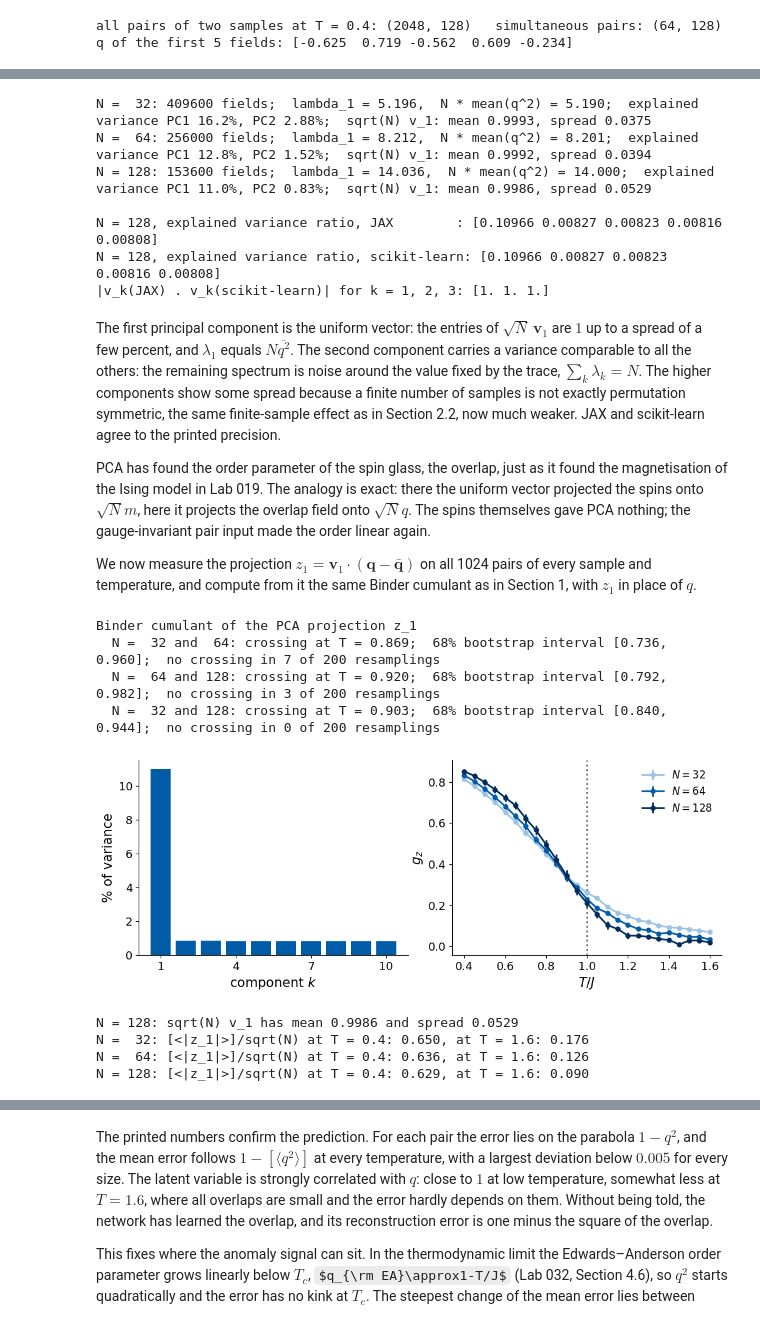
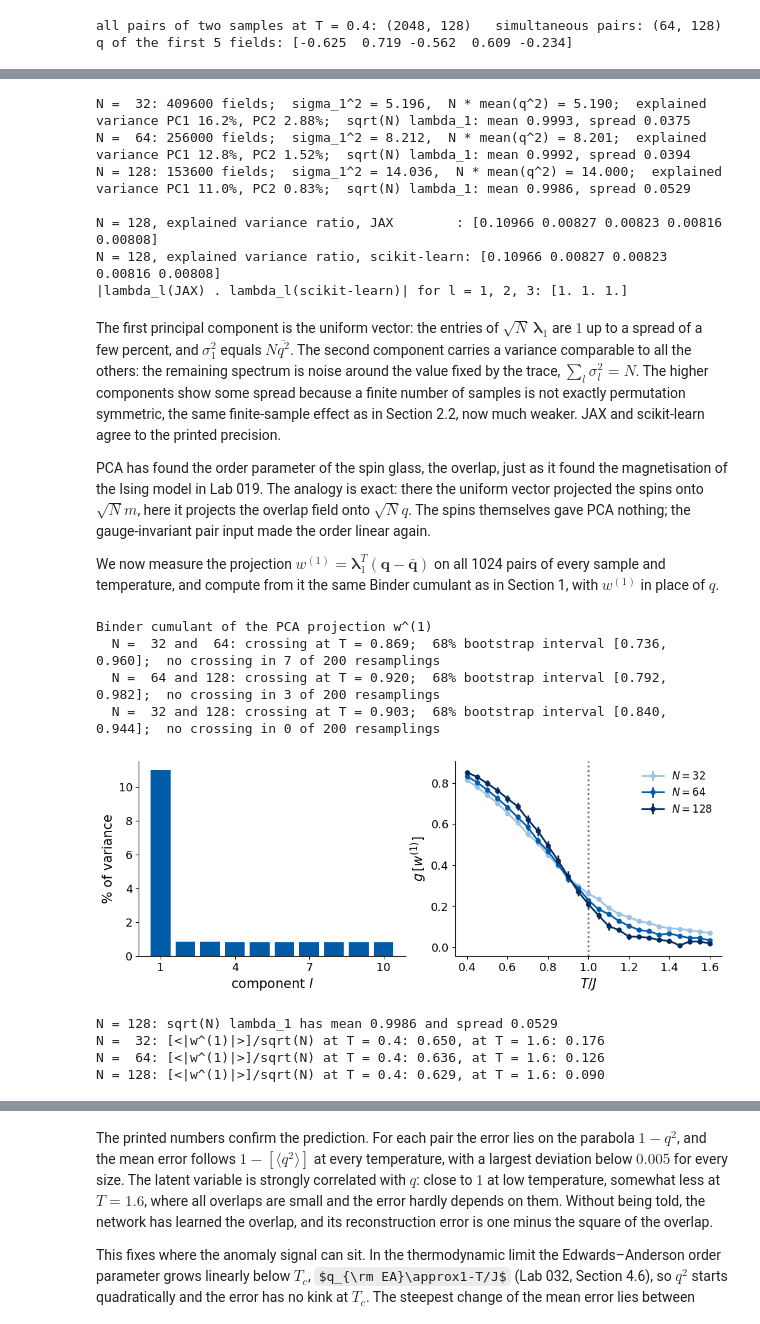
Before and after one commit to MarcinPlodzien/deep-learning-for-classical-and-quantum-physics, a Jupyter notebook: notebooks/lecture-05/lab-023-sk-without-labels.ipynb, the cells around one changed output, grey strips where cells are left out. Cells and saved outputs as stored; diff of their text form; code cells hidden in the pictures; some formulas as TeX source.

```diff
--- a/notebooks/lecture-05/lab-023-sk-without-labels.ipynb
+++ b/notebooks/lecture-05/lab-023-sk-without-labels.ipynb
@@ -280,30 +281,30 @@ of every sample ($M=64D$).
 @jax.jit
 def pca_jax(X):
     """PCA by diagonalising the covariance matrix. X: (M, N).
-    Returns the mean (N,), variances lambda_k in decreasing order (N,), components (N, N) with rows v_k."""
+    Returns the mean (N,), variances sigma_l^2 in decreasing order (N,), principal directions (N, N) with rows lambda_l."""
     mu = X.mean(0)
     Xc = X - mu
     C = Xc.T @ Xc / (X.shape[0] - 1)                     # (N, N) covariance matrix
     lam, V = jnp.linalg.eigh(C)                          # ascending eigenvalues, eigenvectors in columns
     return mu, lam[::-1], V[:, ::-1].T
 
-def lambda1(X):
+def top_variance(X):
     return float(pca_jax(jnp.asarray(X, jnp.float32))[1][0])
 
 def random_null(M, N, n_draw=40, seed=0):
-    """Mean and standard deviation of lambda_1 for uniformly random +-1 strings of shape (M, N)."""
+    """Mean and standard deviation of sigma_1^2 for uniformly random +-1 strings of shape (M, N)."""
     rng = np.random.default_rng(seed)
-    v = [lambda1(rng.choice([-1.0, 1.0], size=(M, N))) for _ in range(n_draw)]
+    v = [top_variance(rng.choice([-1.0, 1.0], size=(M, N))) for _ in range(n_draw)]
     return np.mean(v), np.std(v)
 
 N = 128; c = sk[N]["configs"]; D = sk[N]["D"]
-lam_one = np.array([lambda1(c[:, 0, k, 0]) for k in range(K_T)])                    # one snapshot per sample, (D, N)
-lam_all = np.array([lambda1(c[:, :, k].reshape(-1, N)) for k in range(K_T)])        # all snapshots, (64 D, N)
+lam_one = np.array([top_variance(c[:, 0, k, 0]) for k in range(K_T)])                    # one snapshot per sample, (D, N)
+lam_all = np.array([top_variance(c[:, :, k].reshape(-1, N)) for k in range(K_T)])        # all snapshots, (64 D, N)
 null_one, null_all = random_null(D, N), random_null(64 * D, N)
 print(f"N = {N}, D = {D}")
-print(f"one snapshot per sample: lambda_1 from {lam_one.min():.2f} to {lam_one.max():.2f};  random strings {null_one[0]:.2f} ± {null_one[1]:.2f}"
+print(f"one snapshot per sample: sigma_1^2 from {lam_one.min():.2f} to {lam_one.max():.2f};  random strings {null_one[0]:.2f} ± {null_one[1]:.2f}"
       f"  (Marchenko-Pastur edge {(1 + np.sqrt(N / D))**2:.2f})")
-print(f"all snapshots          : lambda_1 = {lam_all[0]:.2f} at T = {T_GRID[0]},  {lam_all[-1]:.2f} at T = {T_GRID[-1]};"
+print(f"all snapshots          : sigma_1^2 = {lam_all[0]:.2f} at T = {T_GRID[0]},  {lam_all[-1]:.2f} at T = {T_GRID[-1]};"
       f"  random strings {null_all[0]:.2f} ± {null_all[1]:.2f}")
 NUMBERS["single_pca"] = dict(N=N, lam_one_range=[round(float(lam_one.min()), 2), round(float(lam_one.max()), 2)],
                              null_one=[round(null_one[0], 2), round(null_one[1], 2)],
@@ -424,7 +425,7 @@ ax[0].axhspan(null_one[0] - 2 * null_one[1], null_one[0] + 2 * null_one[1], colo
 ax[0].axhspan(null_all[0] - 2 * null_all[1], null_all[0] + 2 * null_all[1], color=DSOrange, alpha=0.2, lw=0)
 ax[0].plot(T_GRID, lam_one, "o-", color=UJGray, label="1 per sample")
 ax[0].plot(T_GRID, lam_all, "s-", color=DSOrange, label="64 per sample")
-ax[0].set_ylabel(r"$\lambda_1$"); ax[0].legend(loc="center right")
+ax[0].set_ylabel(r"$\sigma_1^2$"); ax[0].legend(loc="center right")
 r = single_ae[128]
 ax[1].plot(T_GRID, r["hi_test"], "o-", color=UJBlue, label=r"$T\geq1.3$, new")
 ax[1].plot(T_GRID, r["lo_test"], "s-", color=UJNavy, label=r"$T\leq0.6$, new")
@@ -503,16 +504,16 @@ for N in SIZES:
     mu, lam, Vt = (np.asarray(a) for a in pca_jax(jnp.asarray(Xq)))
     v1 = Vt[0] * np.sign(Vt[0].sum())                                                  # fix the sign: positive sum
     pca_q[N] = dict(mu=mu, lam=lam, v1=v1, ratio=lam / lam.sum(), q2_pooled=float((Xq.mean(1) ** 2).mean()))
-    print(f"N = {N:3d}: {Xq.shape[0]} fields;  lambda_1 = {lam[0]:.3f},  N * mean(q^2) = {N * pca_q[N]['q2_pooled']:.3f};"
+    print(f"N = {N:3d}: {Xq.shape[0]} fields;  sigma_1^2 = {lam[0]:.3f},  N * mean(q^2) = {N * pca_q[N]['q2_pooled']:.3f};"
           f"  explained variance PC1 {100 * lam[0] / lam.sum():.1f}%, PC2 {100 * lam[1] / lam.sum():.2f}%;"
-          f"  sqrt(N) v_1: mean {np.sqrt(N) * v1.mean():.4f}, spread {np.sqrt(N) * v1.std():.4f}")
+          f"  sqrt(N) lambda_1: mean {np.sqrt(N) * v1.mean():.4f}, spread {np.sqrt(N) * v1.std():.4f}")
 
 # the same PCA with scikit-learn, N = 128
 sk_pca = SkPCA(n_components=5).fit(Xq)
 r = pca_q[128]["ratio"][:5]
 print("\nN = 128, explained variance ratio, JAX        :", np.round(r, 5))
 print("N = 128, explained variance ratio, scikit-learn:", np.round(sk_pca.explained_variance_ratio_, 5))
-print("|v_k(JAX) . v_k(scikit-learn)| for k = 1, 2, 3:",
+print("|lambda_l(JAX) . lambda_l(scikit-learn)| for l = 1, 2, 3:",
       np.round([abs(np.dot(Vt[k], sk_pca.components_[k])) for k in range(3)], 6))
 assert np.allclose(r, sk_pca.explained_variance_ratio_, atol=1e-5)
 assert abs(np.dot(Vt[0], sk_pca.components_[0])) > 0.9999
@@ -520,25 +521,25 @@ NUMBERS["pca_q"] = {N: dict(lam1=round(float(pca_q[N]["lam"][0]), 3), ratio1=rou
                             ratio2=round(float(pca_q[N]["ratio"][1]), 4),
                             v1_spread=round(float(np.sqrt(N) * pca_q[N]["v1"].std()), 4)) for N in SIZES}
 # %% [output]
-N =  32: 409600 fields;  lambda_1 = 5.196,  N * mean(q^2) = 5.190;  explained variance PC1 16.2%, PC2 2.88%;  sqrt(N) v_1: mean 0.9993, spread 0.0375
-N =  64: 256000 fields;  lambda_1 = 8.212,  N * mean(q^2) = 8.201;  explained variance PC1 12.8%, PC2 1.52%;  sqrt(N) v_1: mean 0.9992, spread 0.0394
-N = 128: 153600 fields;  lambda_1 = 14.036,  N * mean(q^2) = 14.000;  explained variance PC1 11.0%, PC2 0.83%;  sqrt(N) v_1: mean 0.9986, spread 0.0529
+N =  32: 409600 fields;  sigma_1^2 = 5.196,  N * mean(q^2) = 5.190;  explained variance PC1 16.2%, PC2 2.88%;  sqrt(N) lambda_1: mean 0.9993, spread 0.0375
+N =  64: 256000 fields;  sigma_1^2 = 8.212,  N * mean(q^2) = 8.201;  explained variance PC1 12.8%, PC2 1.52%;  sqrt(N) lambda_1: mean 0.9992, spread 0.0394
+N = 128: 153600 fields;  sigma_1^2 = 14.036,  N * mean(q^2) = 14.000;  explained variance PC1 11.0%, PC2 0.83%;  sqrt(N) lambda_1: mean 0.9986, spread 0.0529
 
 N = 128, explained variance ratio, JAX        : [0.10966 0.00827 0.00823 0.00816 0.00808]
 N = 128, explained variance ratio, scikit-learn: [0.10966 0.00827 0.00823 0.00816 0.00808]
-|v_k(JAX) . v_k(scikit-learn)| for k = 1, 2, 3: [1. 1. 1.]
+|lambda_l(JAX) . lambda_l(scikit-learn)| for l = 1, 2, 3: [1. 1. 1.]
 # %% [markdown]
-The first principal component is the uniform vector: the entries of $\sqrt N\,\boldsymbol v_1$ are $1$ up to a spread of a few percent, and
-$\lambda_1$ equals $N\overline{q^2}$. The second component carries a variance comparable to all the others: the remaining spectrum is noise around the
-value fixed by the trace, $\sum_k\lambda_k=N$. The higher components show some spread because a finite number of samples is not exactly permutation
+The first principal component is the uniform vector: the entries of $\sqrt N\,\boldsymbol\lambda_1$ are $1$ up to a spread of a few percent, and
+$\sigma_1^2$ equals $N\overline{q^2}$. The second component carries a variance comparable to all the others: the remaining spectrum is noise around the
+value fixed by the trace, $\sum_l\sigma_l^2=N$. The higher components show some spread because a finite number of samples is not exactly permutation
 symmetric, the same finite-sample effect as in Section 2.2, now much weaker. JAX and scikit-learn agree to the printed precision.
 
 PCA has found the order parameter of the spin glass, the overlap, just as it found the magnetisation of the Ising model in Lab 019. The analogy is
 exact: there the uniform vector projected the spins onto $\sqrt N m$, here it projects the overlap field onto $\sqrt N q$. The spins themselves
 gave PCA nothing; the gauge-invariant pair input made the order linear again.
 
-We now measure the projection $z_1=\boldsymbol v_1\cdot(\boldsymbol q-\bar{\boldsymbol q})$ on all 1024 pairs of every sample and temperature, and compute from it
-the same Binder cumulant as in Section 1, with $z_1$ in place of $q$.
+We now measure the projection $w^{(1)}=\boldsymbol\lambda_1^T(\boldsymbol q-\bar{\boldsymbol q})$ on all 1024 pairs of every sample and temperature, and compute from it
+the same Binder cumulant as in Section 1, with $w^{(1)}$ in place of $q$.
 # %%
 mom_pca, absz = {}, {}
 for N in SIZES:
@@ -548,29 +549,29 @@ for N in SIZES:
                   for k in range(K_T)], axis=1)                                   # (D, K, 1024)
     mom_pca[N] = ((z**2).mean(-1), (z**4).mean(-1))
     absz[N] = np.abs(z).mean((0, 2)) / np.sqrt(N)
-print("Binder cumulant of the PCA projection z_1")
+print("Binder cumulant of the PCA projection w^(1)")
 NUMBERS["binder_pca"], g_boot_pca = crossing_table(mom_pca)
 # %% [output]
-Binder cumulant of the PCA projection z_1
+Binder cumulant of the PCA projection w^(1)
   N =  32 and  64: crossing at T = 0.869;  68% bootstrap interval [0.736, 0.960];  no crossing in 7 of 200 resamplings
   N =  64 and 128: crossing at T = 0.920;  68% bootstrap interval [0.792, 0.982];  no crossing in 3 of 200 resamplings
   N =  32 and 128: crossing at T = 0.903;  68% bootstrap interval [0.840, 0.944];  no crossing in 0 of 200 resamplings
 # %%
 fig, ax = plt.subplots(1, 2, figsize=(FIG_W, FIG_H))
 ax[0].bar(np.arange(1, 11), 100 * pca_q[128]["ratio"][:10], color=UJBlue)
-ax[0].set_xlabel("component $k$"); ax[0].set_ylabel("% of variance"); ax[0].set_xticks([1, 4, 7, 10])
+ax[0].set_xlabel("component $l$"); ax[0].set_ylabel("% of variance"); ax[0].set_xticks([1, 4, 7, 10])
 for N in SIZES:
     ax[1].errorbar(T_GRID, binder(*mom_pca[N]), yerr=g_boot_pca[N].std(0), fmt="o-", color=SIZE_COLORS[N], label=f"$N={N}$")
-ax[1].axvline(T_C, color=UJGray, ls=":"); ax[1].set_xlabel("$T/J$"); ax[1].set_ylabel(r"$g_z$"); ax[1].legend(loc="upper right")
+ax[1].axvline(T_C, color=UJGray, ls=":"); ax[1].set_xlabel("$T/J$"); ax[1].set_ylabel(r"$g\,[w^{(1)}]$"); ax[1].legend(loc="upper right")
 fig.tight_layout(pad=0.3); savefig(fig, "gen_sk_ml_pca.png"); plt.show()
-print("N = 128: sqrt(N) v_1 has mean", round(float(np.sqrt(128) * pca_q[128]["v1"].mean()), 4),
+print("N = 128: sqrt(N) lambda_1 has mean", round(float(np.sqrt(128) * pca_q[128]["v1"].mean()), 4),
       "and spread", round(float(np.sqrt(128) * pca_q[128]["v1"].std()), 4))
 for N in SIZES:
-    print(f"N = {N:3d}: [<|z_1|>]/sqrt(N) at T = 0.4: {absz[N][0]:.3f}, at T = 1.6: {absz[N][-1]:.3f}")
+    print(f"N = {N:3d}: [<|w^(1)|>]/sqrt(N) at T = 0.4: {absz[N][0]:.3f}, at T = 1.6: {absz[N][-1]:.3f}")
 # %% [output]
-[figure, old version]
+[figure, new version]
-N = 128: sqrt(N) v_1 has mean 0.9986 and spread 0.0529
-N =  32: [<|z_1|>]/sqrt(N) at T = 0.4: 0.650, at T = 1.6: 0.176
-N =  64: [<|z_1|>]/sqrt(N) at T = 0.4: 0.636, at T = 1.6: 0.126
-N = 128: [<|z_1|>]/sqrt(N) at T = 0.4: 0.629, at T = 1.6: 0.090
+N = 128: sqrt(N) lambda_1 has mean 0.9986 and spread 0.0529
+N =  32: [<|w^(1)|>]/sqrt(N) at T = 0.4: 0.650, at T = 1.6: 0.176
+N =  64: [<|w^(1)|>]/sqrt(N) at T = 0.4: 0.636, at T = 1.6: 0.126
+N = 128: [<|w^(1)|>]/sqrt(N) at T = 0.4: 0.629, at T = 1.6: 0.090
 # %% [markdown]
```
Also changed, not shown: parts of 13 cells of this notebook, 26 other files.
